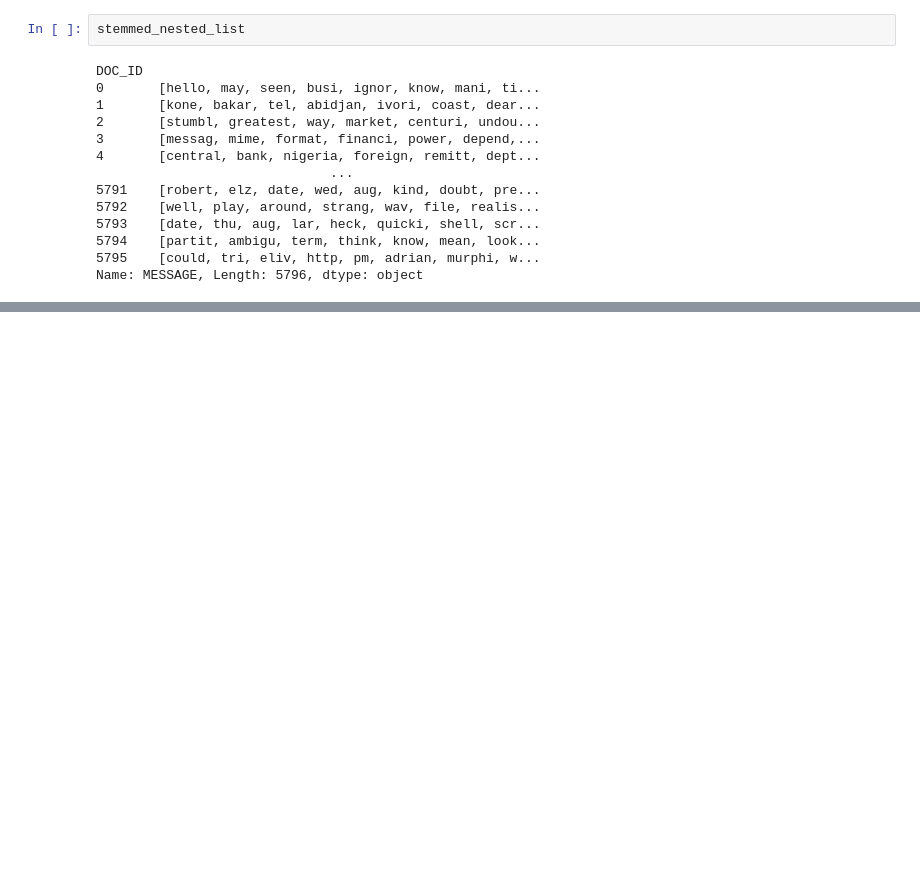
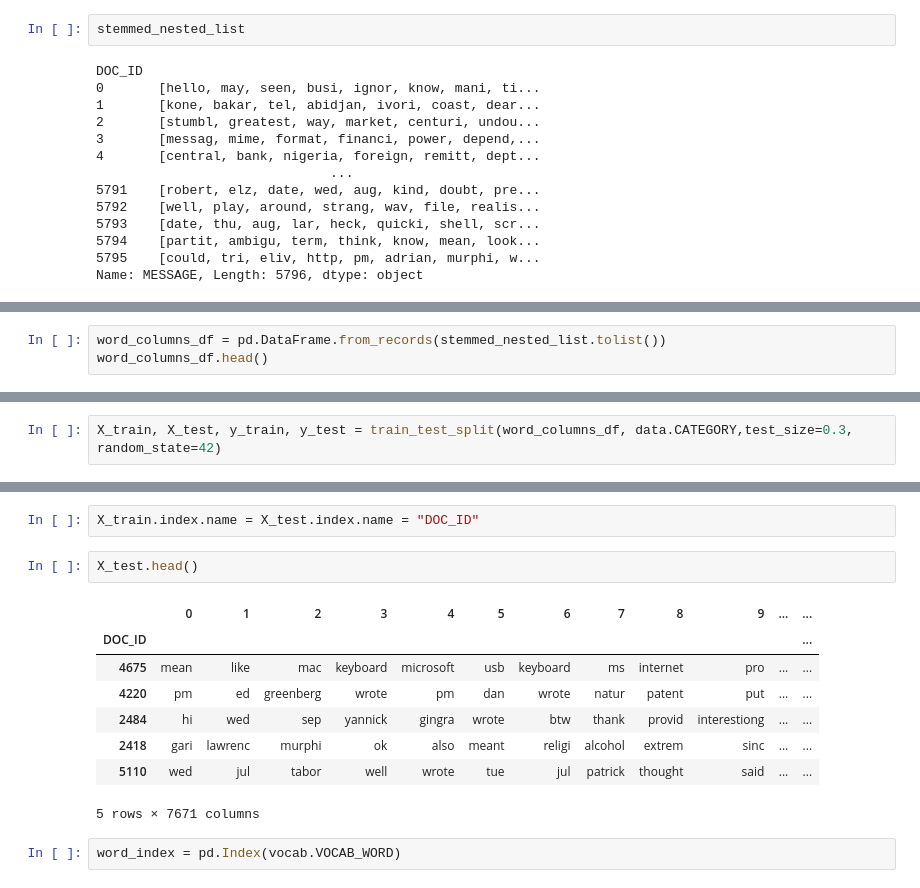
Before and after one commit to suyashmadhesia/spam-mail-classifier, a Jupyter notebook: Spam Classifier.ipynb, the cells around one changed output, grey strips where cells are left out. Saved outputs shown, nothing was run; the diff lists cells and outputs as text; blank space fills up the shorter version.

```diff
--- a/Spam Classifier.ipynb
+++ b/Spam Classifier.ipynb
@@ -429,0 +445,3 @@ Name: MESSAGE, Length: 5796, dtype: object
+# %%
+word_columns_df = pd.DataFrame.from_records(stemmed_nested_list.tolist())
+word_columns_df.head()
@@ -429,0 +462,2 @@ Name: MESSAGE, Length: 5796, dtype: object
+# %%
+X_train, X_test, y_train, y_test = train_test_split(word_columns_df, data.CATEGORY,test_size=0.3, random_state=42)
@@ -429,0 +474,15 @@ Name: MESSAGE, Length: 5796, dtype: object
+# %%
+X_train.index.name = X_test.index.name = "DOC_ID"
+# %%
+X_test.head()
+# %% [output]
+|  | 0 | 1 | 2 | 3 | 4 | 5 | 6 | 7 | 8 | 9 | ... | ... |
+| DOC_ID |  |  |  |  |  |  |  |  |  |  |  | ... |
+| 4675 | mean | like | mac | keyboard | microsoft | usb | keyboard | ms | internet | pro | ... | ... |
+| 4220 | pm | ed | greenberg | wrote | pm | dan | wrote | natur | patent | put | ... | ... |
+| 2484 | hi | wed | sep | yannick | gingra | wrote | btw | thank | provid | interestiong | ... | ... |
+| 2418 | gari | lawrenc | murphi | ok | also | meant | religi | alcohol | extrem | sinc | ... | ... |
+| 5110 | wed | jul | tabor | well | wrote | tue | jul | patrick | thought | said | ... | ... |
+5 rows × 7671 columns
+# %%
+word_index = pd.Index(vocab.VOCAB_WORD)
```
Also changed, not shown: parts of 12 cells of this notebook.
